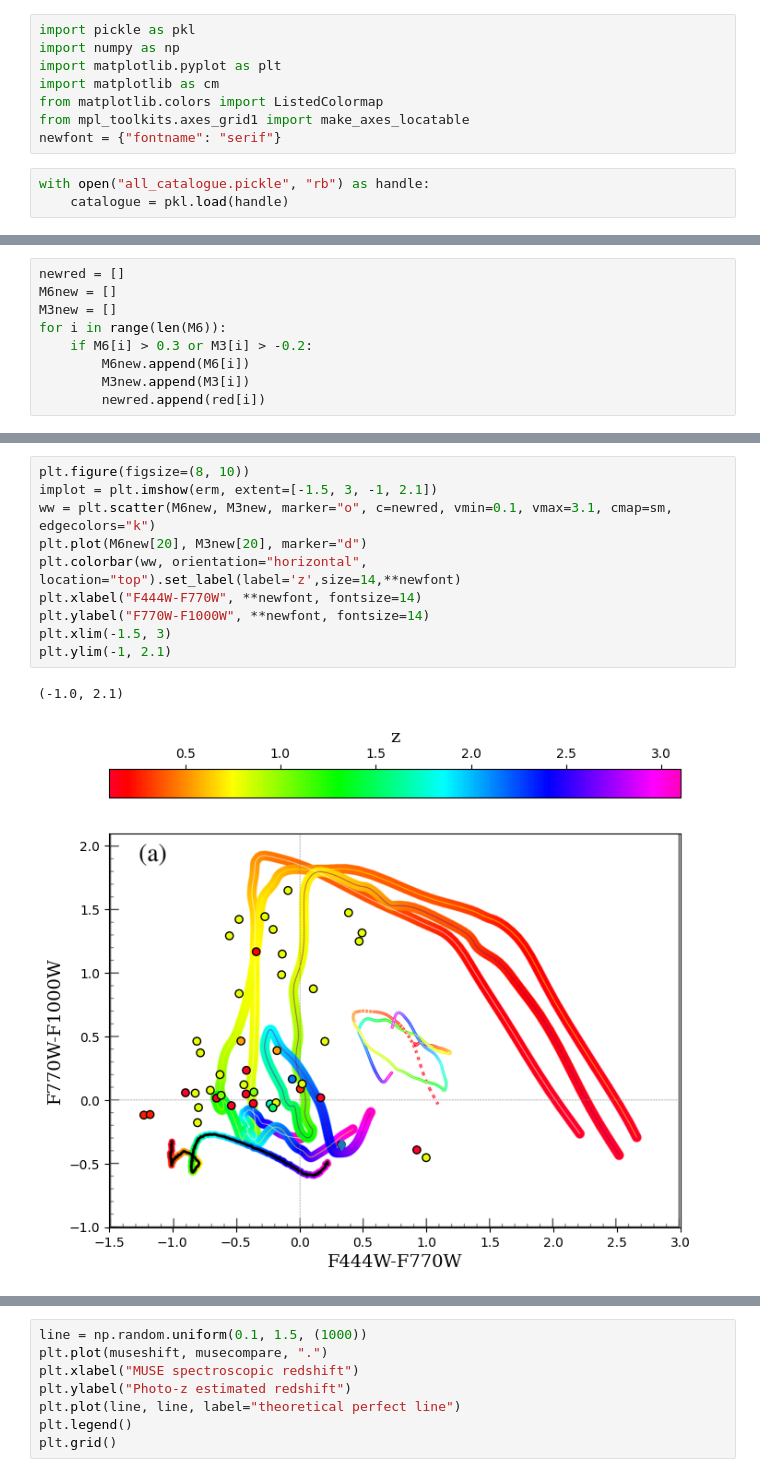
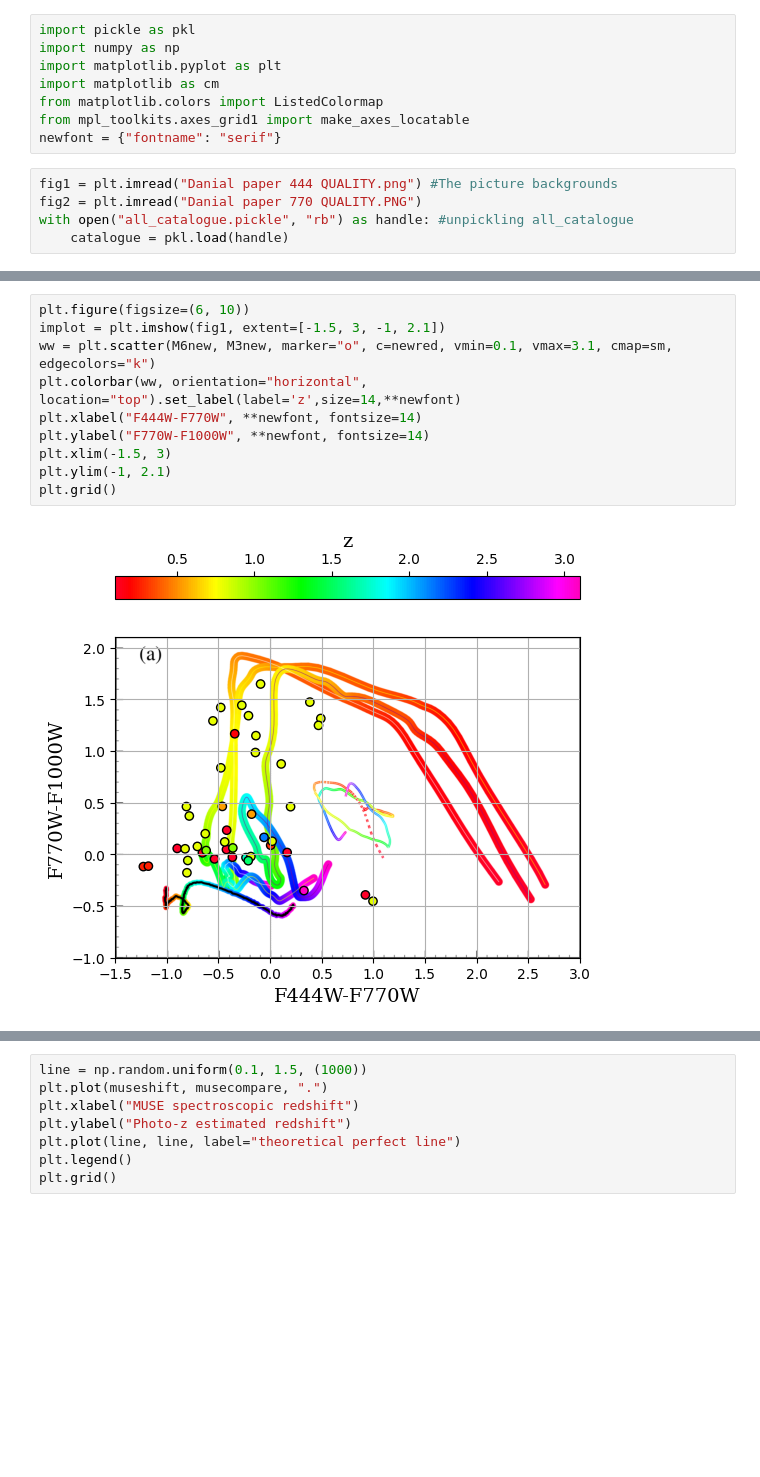
Before and after one commit to StellaWasTaken/1st-year-project, a Jupyter notebook: CSFG data results.ipynb, the cells around one changed output, grey strips where cells are left out. Cells and saved outputs as stored; diff of their text form; blank space fills up the shorter version.

```diff
--- a/CSFG data results.ipynb
+++ b/CSFG data results.ipynb
@@ -7,5 +7,7 @@ from matplotlib.colors import ListedColormap
 from mpl_toolkits.axes_grid1 import make_axes_locatable
 newfont = {"fontname": "serif"}
 # %%
-with open("all_catalogue.pickle", "rb") as handle:
+fig1 = plt.imread("Danial paper 444 QUALITY.png") #The picture backgrounds
+fig2 = plt.imread("Danial paper 770 QUALITY.PNG")
+with open("all_catalogue.pickle", "rb") as handle: #unpickling all_catalogue
     catalogue = pkl.load(handle)
@@ -57,9 +67,0 @@ for i in catalogue.keys():
-# %%
-newred = []
-M6new = []
-M3new = []
-for i in range(len(M6)):
-    if M6[i] > 0.3 or M3[i] > -0.2:
-        M6new.append(M6[i])
-        M3new.append(M3[i])
-        newred.append(red[i])
@@ -68,13 +83,12 @@ sm = cm.colormaps["gist_rainbow"] #colorbar
 # %%
-plt.figure(figsize=(8, 10))
-implot = plt.imshow(erm, extent=[-1.5, 3, -1, 2.1])
+plt.figure(figsize=(6, 10))
+implot = plt.imshow(fig1, extent=[-1.5, 3, -1, 2.1])
 ww = plt.scatter(M6new, M3new, marker="o", c=newred, vmin=0.1, vmax=3.1, cmap=sm, edgecolors="k")
-plt.plot(M6new[20], M3new[20], marker="d")
 plt.colorbar(ww, orientation="horizontal", location="top").set_label(label='z',size=14,**newfont)
 plt.xlabel("F444W-F770W", **newfont, fontsize=14)
 plt.ylabel("F770W-F1000W", **newfont, fontsize=14)
 plt.xlim(-1.5, 3)
 plt.ylim(-1, 2.1)
+plt.grid()
 # %% [output]
-(-1.0, 2.1)
-[figure, old version]
+[figure, new version]
```
Also changed, not shown: parts of 13 cells of this notebook.
